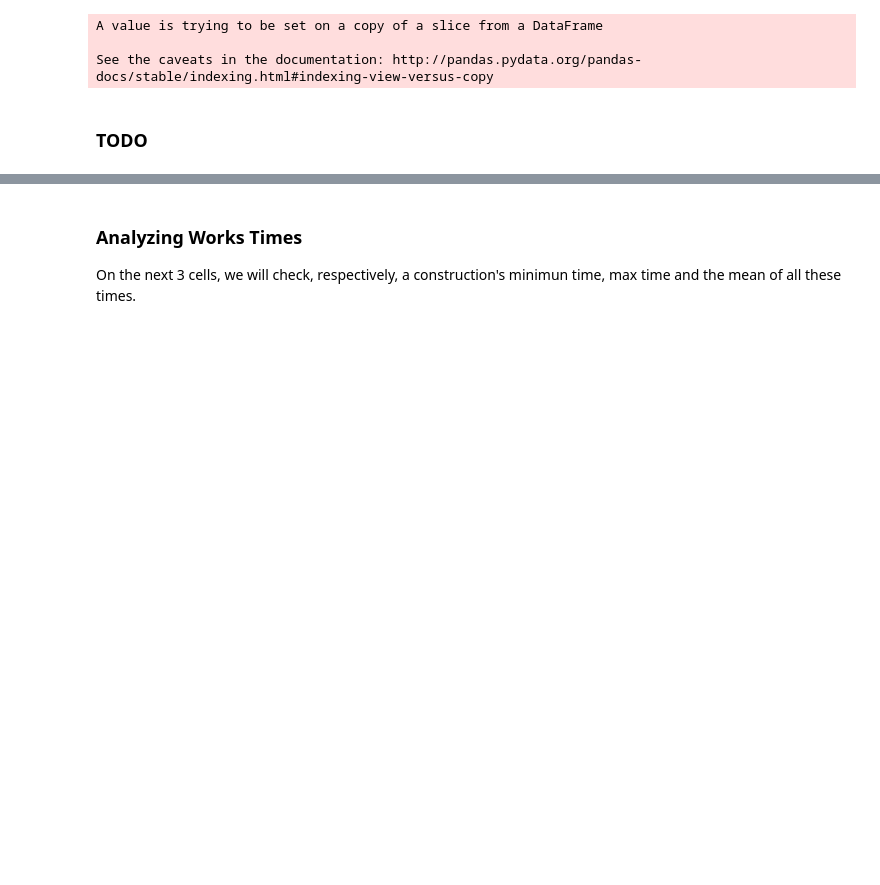
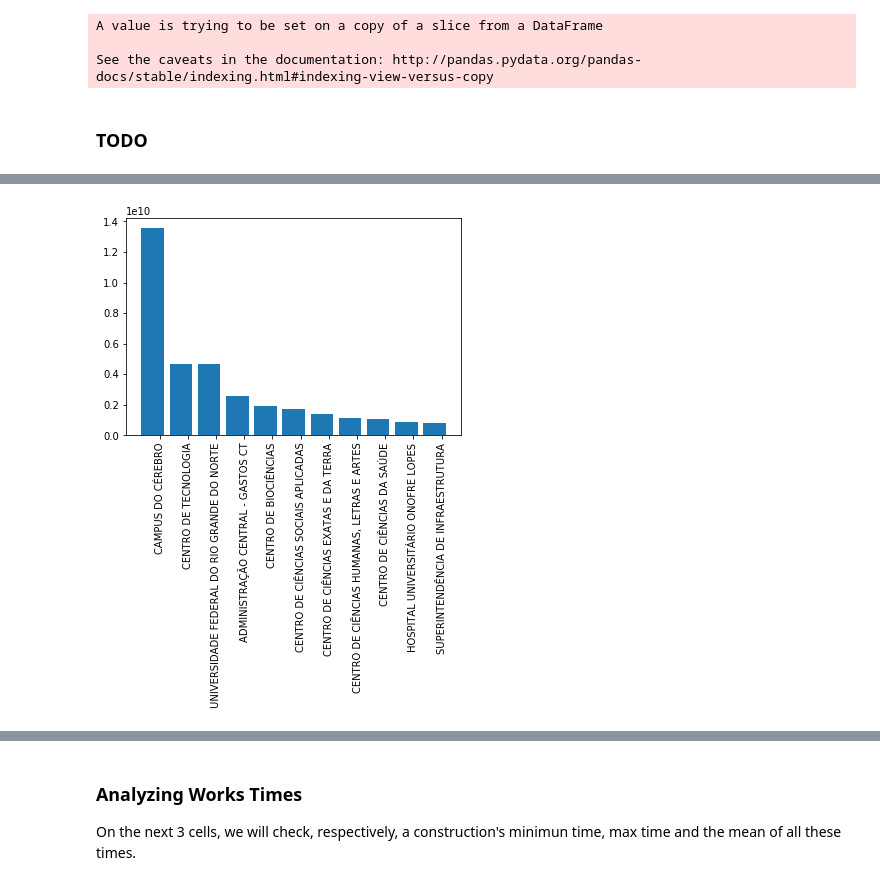
Before and after one commit to ozielalves/Financas_IMD, a Jupyter notebook: Oziel.ipynb, the cells around one changed output, grey strips where cells are left out. Drawn from its saved outputs; the diff is of its cells as text; code cells hidden in the pictures; blank space fills up the shorter version.

```diff
--- a/Oziel.ipynb
+++ b/Oziel.ipynb
@@ -174,0 +156,12 @@ sorted_top10
+# %%
+names = list(top11.keys())
+
+fig, ax = plt.subplots()
+bar_positions = np.arange(len(names)) + 0.75
+xtick_pos = np.arange(len(names)) + 1
+ax.set_xticks(xtick_pos)
+ax.set_xticklabels(names,rotation= 90)
+ax.bar(bar_positions, top11.values())
+plt.show()
+# %% [output]
+[figure, added]
```
Also changed, not shown: parts of 17 cells of this notebook, 1 other file.
